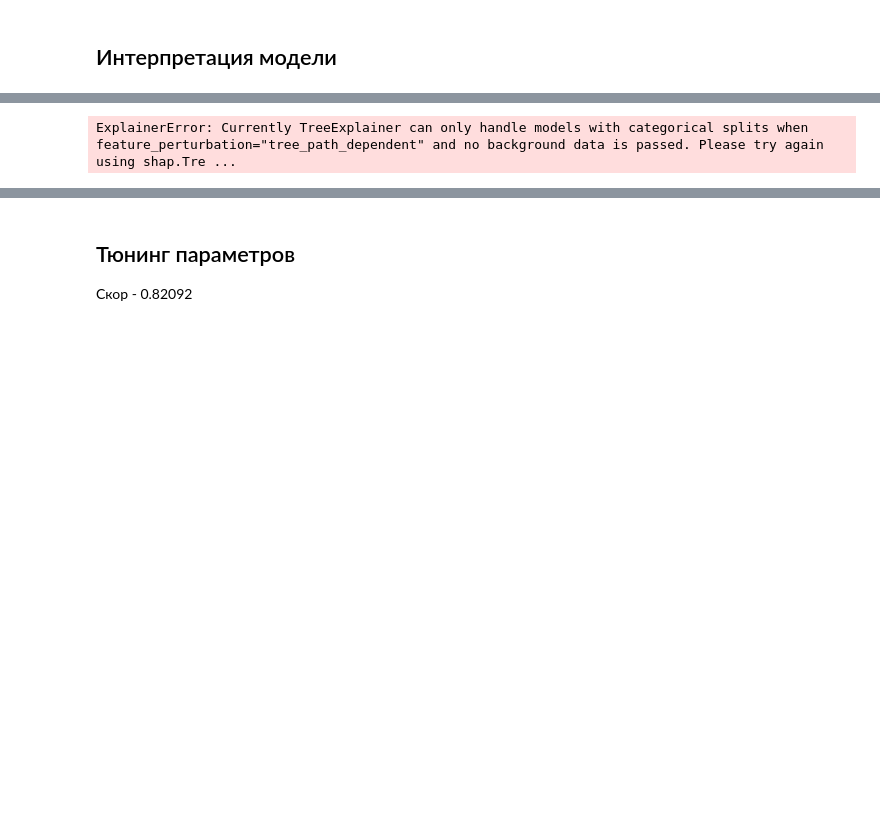
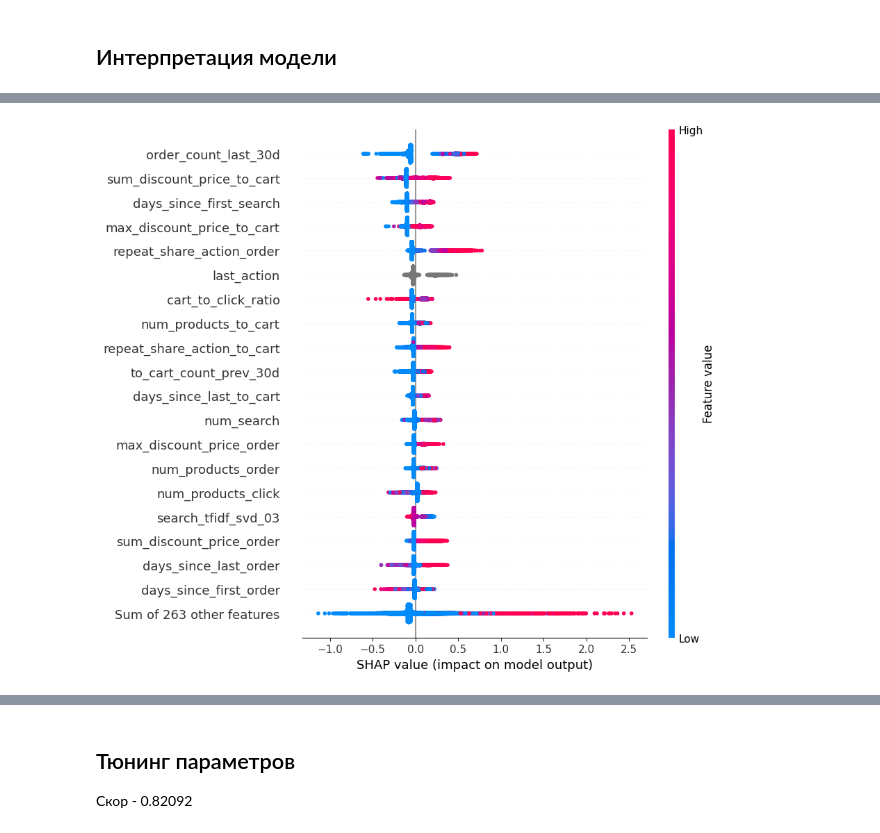
Before and after one commit to LumbaBalumba/aim_ml, a Jupyter notebook: 10/test.ipynb, the cells around one changed output, grey strips where cells are left out. Cells and saved outputs as stored; diff of their text form; code cells hidden in the pictures; blank space fills up the shorter version.

```diff
--- a/10/test.ipynb
+++ b/10/test.ipynb
@@ -236,4 +308,4 @@ VBox(children=(Dropdown(description='Feature:', layout=Layout(width='420px'), op
 # %%
-# interpreter.plot_shap_beeswarm(sample_frac=0.1)
+interpreter.plot_shap_beeswarm(sample_frac=0.1);
 # %% [output]
-ExplainerError: Currently TreeExplainer can only handle models with categorical splits when feature_perturbation="tree_path_dependent" and no background data is passed. Please try again using shap.Tre ...
+[figure, added]
```
Also changed, not shown: parts of 19 cells of this notebook, 2 other files.
